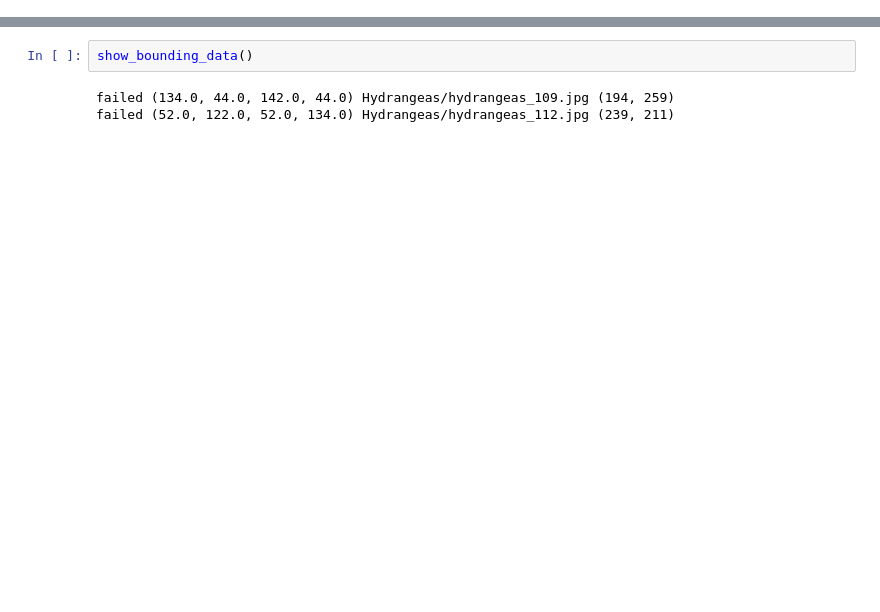
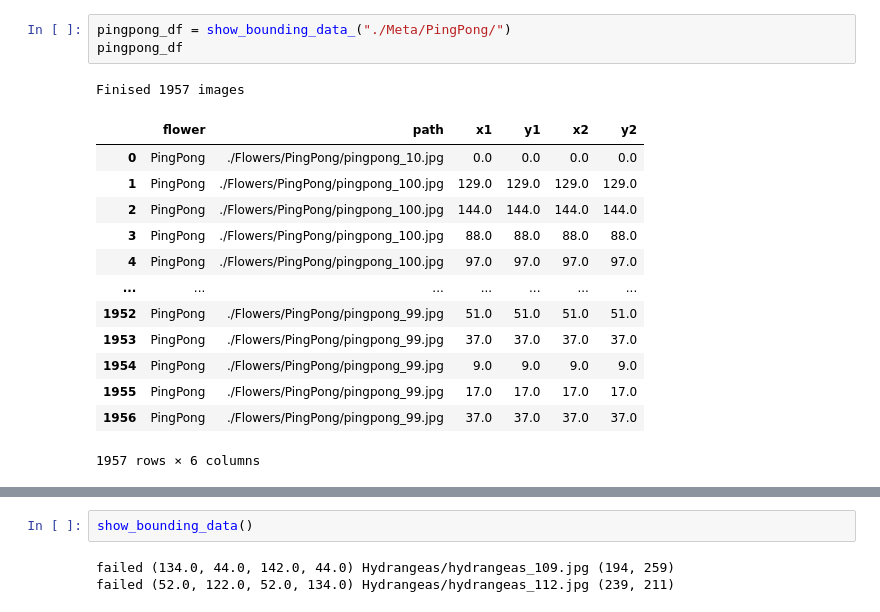
Before and after one commit to klenathan/flora-similarity-suggestor, a Jupyter notebook: Image-processing.ipynb, the cells around one changed output, grey strips where cells are left out. Saved outputs shown, nothing was run; the diff lists cells and outputs as text; blank space fills up the shorter version.

```diff
--- a/Image-processing.ipynb
+++ b/Image-processing.ipynb
@@ -33,0 +104,18 @@ flower_labels
+# %%
+pingpong_df = show_bounding_data_("./Meta/PingPong/")
+pingpong_df
+# %% [output]
+Finised 1957 images
+|  | flower | path | x1 | y1 | x2 | y2 |
+| 0 | PingPong | ./Flowers/PingPong/pingpong_10.jpg | 0.0 | 0.0 | 0.0 | 0.0 |
+| 1 | PingPong | ./Flowers/PingPong/pingpong_100.jpg | 129.0 | 129.0 | 129.0 | 129.0 |
+| 2 | PingPong | ./Flowers/PingPong/pingpong_100.jpg | 144.0 | 144.0 | 144.0 | 144.0 |
+| 3 | PingPong | ./Flowers/PingPong/pingpong_100.jpg | 88.0 | 88.0 | 88.0 | 88.0 |
+| 4 | PingPong | ./Flowers/PingPong/pingpong_100.jpg | 97.0 | 97.0 | 97.0 | 97.0 |
+| ... | ... | ... | ... | ... | ... | ... |
+| 1952 | PingPong | ./Flowers/PingPong/pingpong_99.jpg | 51.0 | 51.0 | 51.0 | 51.0 |
+| 1953 | PingPong | ./Flowers/PingPong/pingpong_99.jpg | 37.0 | 37.0 | 37.0 | 37.0 |
+| 1954 | PingPong | ./Flowers/PingPong/pingpong_99.jpg | 9.0 | 9.0 | 9.0 | 9.0 |
+| 1955 | PingPong | ./Flowers/PingPong/pingpong_99.jpg | 17.0 | 17.0 | 17.0 | 17.0 |
+| 1956 | PingPong | ./Flowers/PingPong/pingpong_99.jpg | 37.0 | 37.0 | 37.0 | 37.0 |
+1957 rows × 6 columns
```
Also changed, not shown: parts of 23 cells of this notebook, 3 other files.
